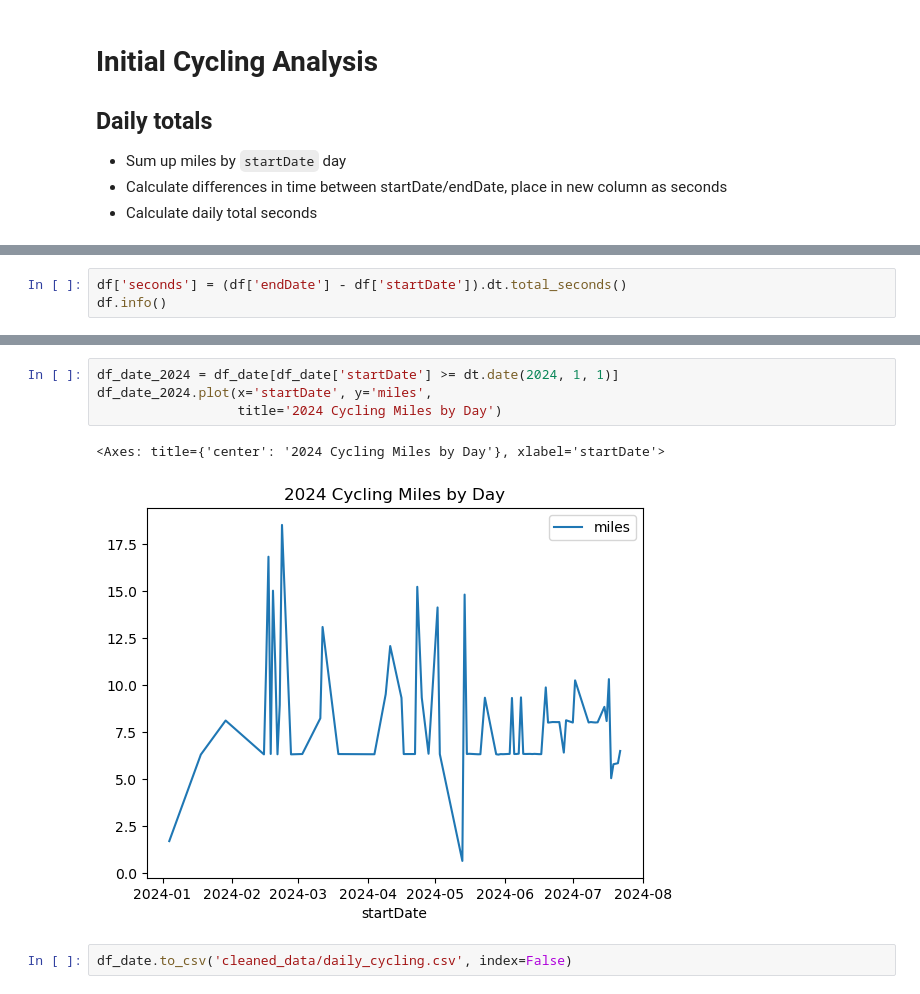
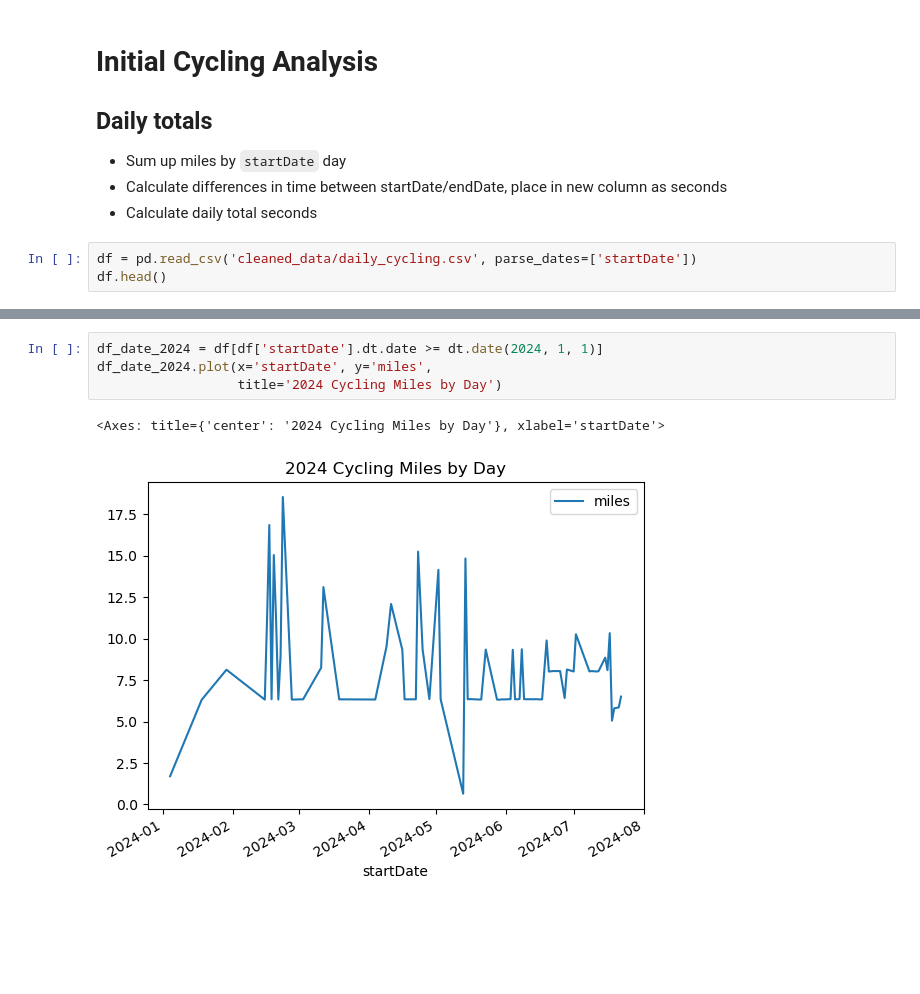
Before and after one commit to bkdevart/health_data, a Jupyter notebook: cycling_analysis.ipynb, the cells around one changed output, grey strips where cells are left out. Cells and saved outputs as stored; diff of their text form; blank space fills up the shorter version.

Commit message:
Code refactor for cycling to use new function to preprocess data

```diff
--- a/cycling_analysis.ipynb
+++ b/cycling_analysis.ipynb
@@ -19,3 +9,6 @@ df.head()
 - Sum up miles by `startDate` day
 - Calculate differences in time between startDate/endDate, place in new column as seconds
 - Calculate daily total seconds
+# %%
+df = pd.read_csv('cleaned_data/daily_cycling.csv', parse_dates=['startDate'])
+df.head()
@@ -37,3 +35,0 @@ memory usage: 6.4+ MB
-# %%
-df['seconds'] = (df['endDate'] - df['startDate']).dt.total_seconds()
-df.info()
@@ -101,10 +50,8 @@ df_date.tail()
 # %%
-df_date_2024 = df_date[df_date['startDate'] >= dt.date(2024, 1, 1)]
+df_date_2024 = df[df['startDate'].dt.date >= dt.date(2024, 1, 1)]
 df_date_2024.plot(x='startDate', y='miles',
                   title='2024 Cycling Miles by Day')
 # %% [output]
 <Axes: title={'center': '2024 Cycling Miles by Day'}, xlabel='startDate'>
-[figure, old version]
+[figure, new version]
-# %%
-df_date.to_csv('cleaned_data/daily_cycling.csv', index=False)
 # %%
```
Also changed, not shown: parts of 12 cells of this notebook, 1 other file.
